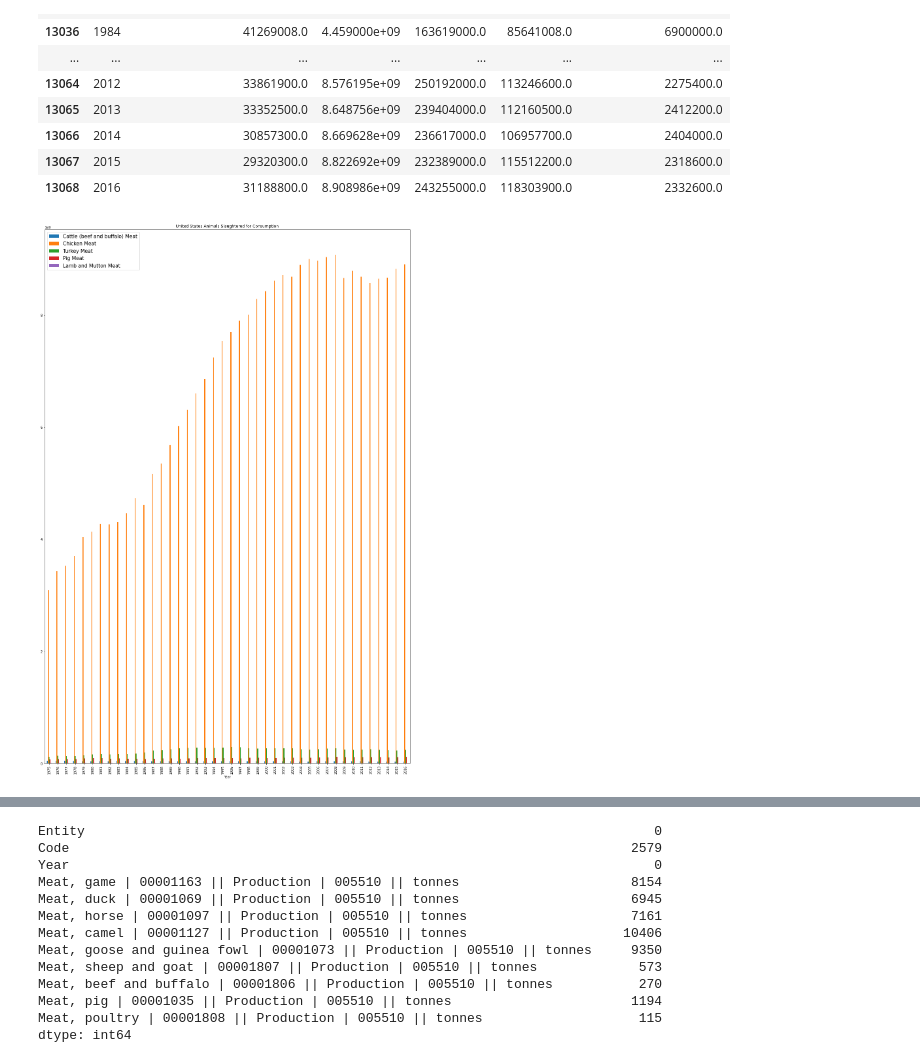
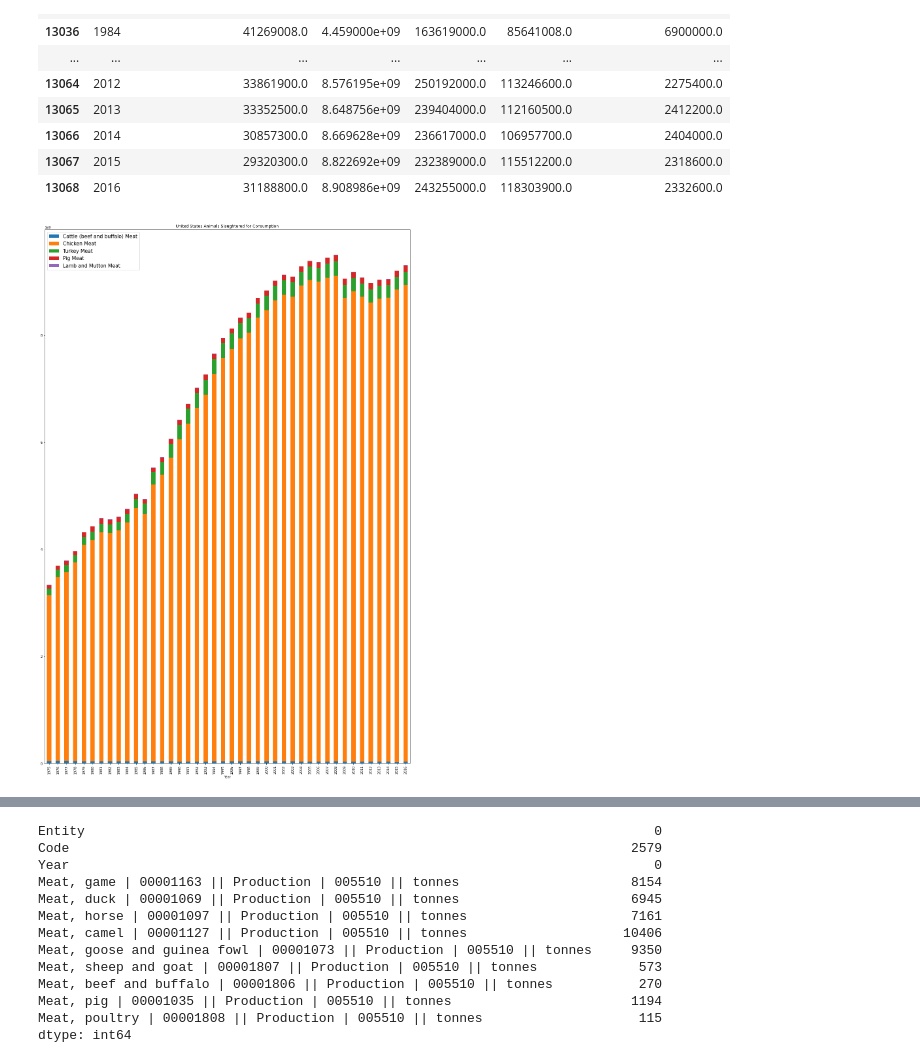
Before and after one commit to sgoolsby88/da7_capstone, a Jupyter notebook: notebooks/EDA _meat_production.ipynb, the cells around one changed output, grey strips where cells are left out. Saved outputs shown, nothing was run; the diff lists cells and outputs as text; code cells hidden in the pictures.

```diff
--- a/notebooks/EDA _meat_production.ipynb
+++ b/notebooks/EDA _meat_production.ipynb
@@ -142,14 +143,14 @@ us_slaughtered2
 # %%
 us_slaughtered2.plot(x='Year',
                     kind='bar',
-                    stacked=False,
+                    stacked=True,
                     title='United States Animals Slaughtered for Consumption',
                     figsize=(20,30))
 plt.legend(loc='upper left', fontsize='x-large',prop={'size':15})
 plt.savefig('animals_slaughtered_total.jpg', bbox_inches='tight',pad_inches=0.3)
 plt.show()
 # %% [output]
-[figure, old version]
+[figure, new version]
 # %%
 global_production
 # %% [output]
```
Also changed, not shown: parts of 37 cells of this notebook, 12 other files.
